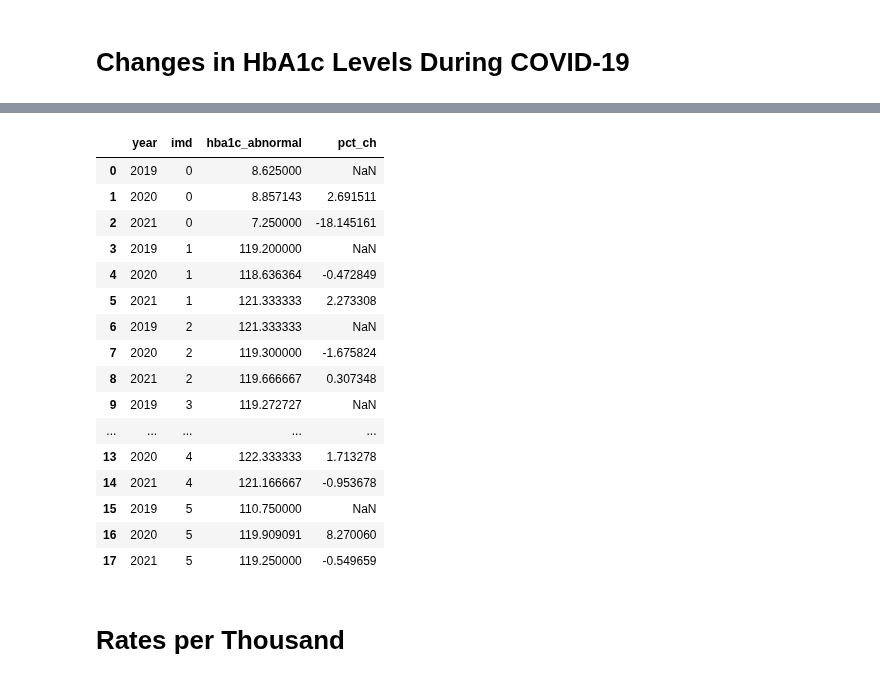
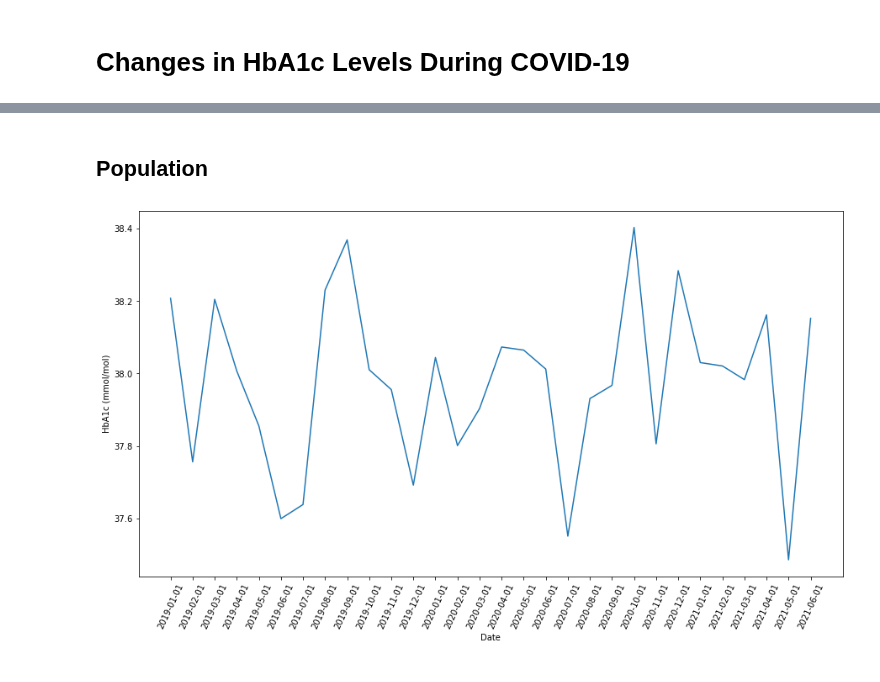
Before and after one commit to opensafely/HbA1c-levels, a Jupyter notebook: notebooks/hba1c_levels.ipynb, the cells around one changed output, grey strips where cells are left out. Saved outputs shown, nothing was run; the diff lists cells and outputs as text; code cells hidden in the pictures.

Commit message:
Output trends in mean of results by group

```diff
--- a/notebooks/hba1c_levels.ipynb
+++ b/notebooks/hba1c_levels.ipynb
@@ -105,23 +13,0 @@ mean_abnormal(df_region, 'region')
-# %%
-# IMD
-mean_abnormal(df_imd, 'imd')
-# %% [output]
-|  | year | imd | hba1c_abnormal | pct_ch |
-| 0 | 2019 | 0 | 8.625000 | NaN |
-| 1 | 2020 | 0 | 8.857143 | 2.691511 |
-| 2 | 2021 | 0 | 7.250000 | -18.145161 |
-| 3 | 2019 | 1 | 119.200000 | NaN |
-| 4 | 2020 | 1 | 118.636364 | -0.472849 |
-| 5 | 2021 | 1 | 121.333333 | 2.273308 |
-| 6 | 2019 | 2 | 121.333333 | NaN |
-| 7 | 2020 | 2 | 119.300000 | -1.675824 |
-| 8 | 2021 | 2 | 119.666667 | 0.307348 |
-| 9 | 2019 | 3 | 119.272727 | NaN |
-| ... | ... | ... | ... | ... |
-| 13 | 2020 | 4 | 122.333333 | 1.713278 |
-| 14 | 2021 | 4 | 121.166667 | -0.953678 |
-| 15 | 2019 | 5 | 110.750000 | NaN |
-| 16 | 2020 | 5 | 119.909091 | 8.270060 |
-| 17 | 2021 | 5 | 119.250000 | -0.549659 |
-# %% [markdown]
-# Rates per Thousand
@@ -127,0 +48,17 @@ mean_abnormal(df_imd, 'imd')
+# %%
+# Read in input files
+li = []
+
+for file in glob('../output/data/input*'):
+    df = pd.read_csv(file)
+    df['date'] = file[21:-4]
+    li.append(df)
+
+df_input = pd.concat(li, axis=0, ignore_index=False).reset_index(drop=True)
+# %% [markdown]
+## Population
+# %%
+df_pop = pd.DataFrame(df_input.groupby(by=['date'])['hba1c_mmol_per_mol'].mean())
+create_chart('population', df_pop)
+# %% [output]
+[figure, added]
```
Also changed, not shown: parts of 21 cells of this notebook, 1 other file.
